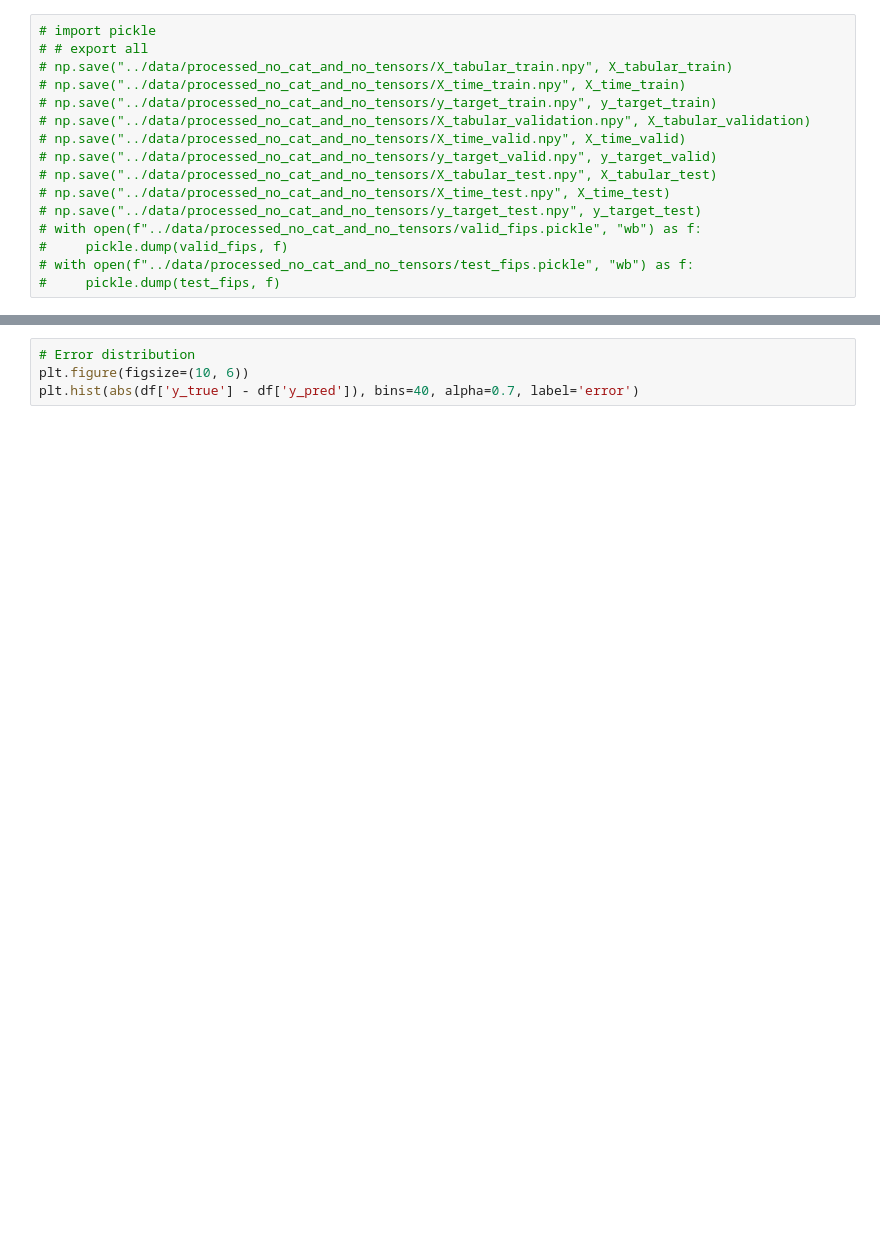
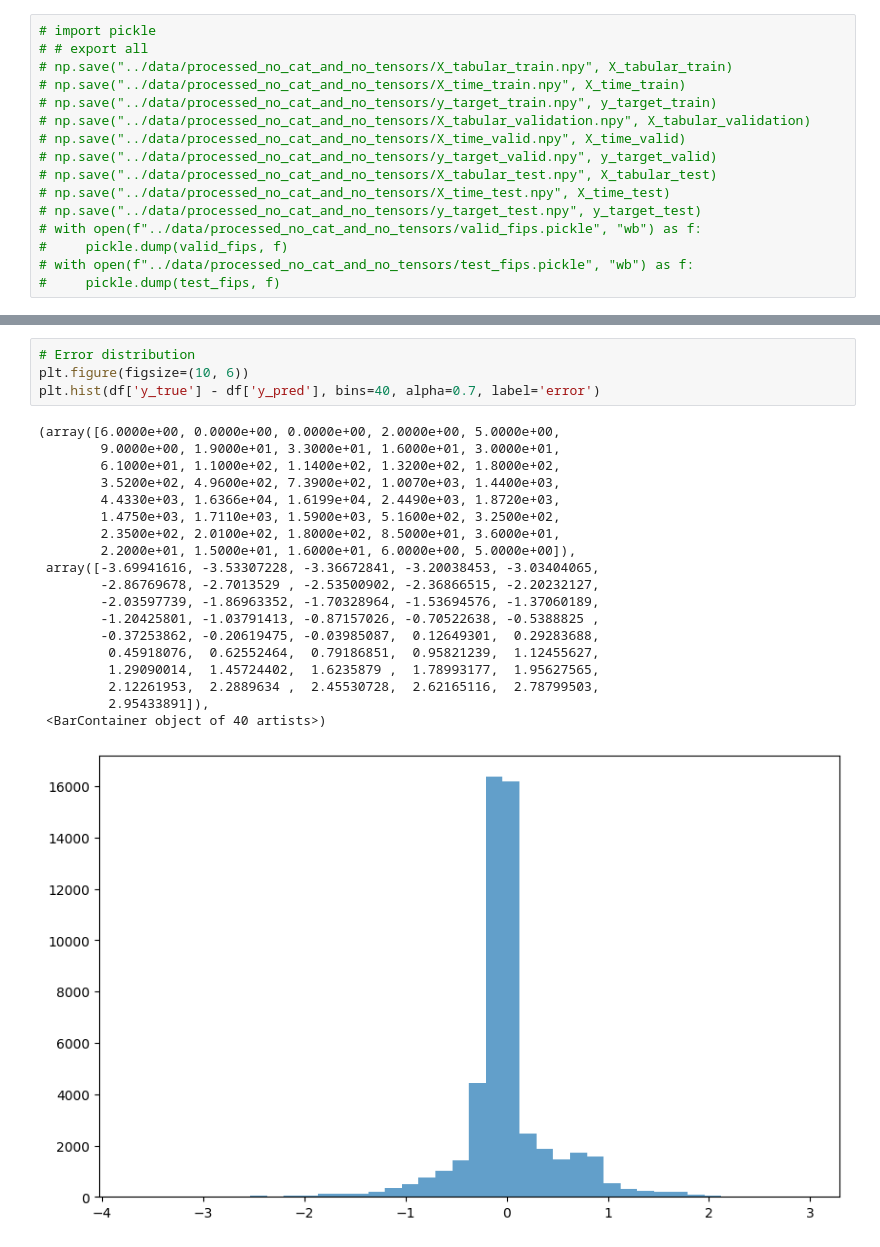
Before and after one commit to JulAgu/drought_pred_hybrid, a Jupyter notebook: notebooks/2.1-Implementing_HybridModel_From_zero.ipynb, the cells around one changed output, grey strips where cells are left out. Drawn from its saved outputs; the diff is of its cells as text; blank space fills up the shorter version.

```diff
--- a/notebooks/2.1-Implementing_HybridModel_From_zero.ipynb
+++ b/notebooks/2.1-Implementing_HybridModel_From_zero.ipynb
@@ -572,7 +601,27 @@ df
 # %%
 # Error distribution
 plt.figure(figsize=(10, 6))
-plt.hist(abs(df['y_true'] - df['y_pred']), bins=40, alpha=0.7, label='error')
+plt.hist(df['y_true'] - df['y_pred'], bins=40, alpha=0.7, label='error')
+# %% [output]
+(array([6.0000e+00, 0.0000e+00, 0.0000e+00, 2.0000e+00, 5.0000e+00,
+        9.0000e+00, 1.9000e+01, 3.3000e+01, 1.6000e+01, 3.0000e+01,
+        6.1000e+01, 1.1000e+02, 1.1400e+02, 1.3200e+02, 1.8000e+02,
+        3.5200e+02, 4.9600e+02, 7.3900e+02, 1.0070e+03, 1.4400e+03,
+        4.4330e+03, 1.6366e+04, 1.6199e+04, 2.4490e+03, 1.8720e+03,
+        1.4750e+03, 1.7110e+03, 1.5900e+03, 5.1600e+02, 3.2500e+02,
+        2.3500e+02, 2.0100e+02, 1.8000e+02, 8.5000e+01, 3.6000e+01,
+        2.2000e+01, 1.5000e+01, 1.6000e+01, 6.0000e+00, 5.0000e+00]),
+ array([-3.69941616, -3.53307228, -3.36672841, -3.20038453, -3.03404065,
+        -2.86769678, -2.7013529 , -2.53500902, -2.36866515, -2.20232127,
+        -2.03597739, -1.86963352, -1.70328964, -1.53694576, -1.37060189,
+        -1.20425801, -1.03791413, -0.87157026, -0.70522638, -0.5388825 ,
+        -0.37253862, -0.20619475, -0.03985087,  0.12649301,  0.29283688,
+         0.45918076,  0.62552464,  0.79186851,  0.95821239,  1.12455627,
+         1.29090014,  1.45724402,  1.6235879 ,  1.78993177,  1.95627565,
+         2.12261953,  2.2889634 ,  2.45530728,  2.62165116,  2.78799503,
+         2.95433891]),
+ <BarContainer object of 40 artists>)
+[figure, added]
 # %%
 # predicted values vs residuals
 plt.figure(figsize=(10, 6))
```
Also changed, not shown: parts of 23 cells of this notebook, 17 other files.
